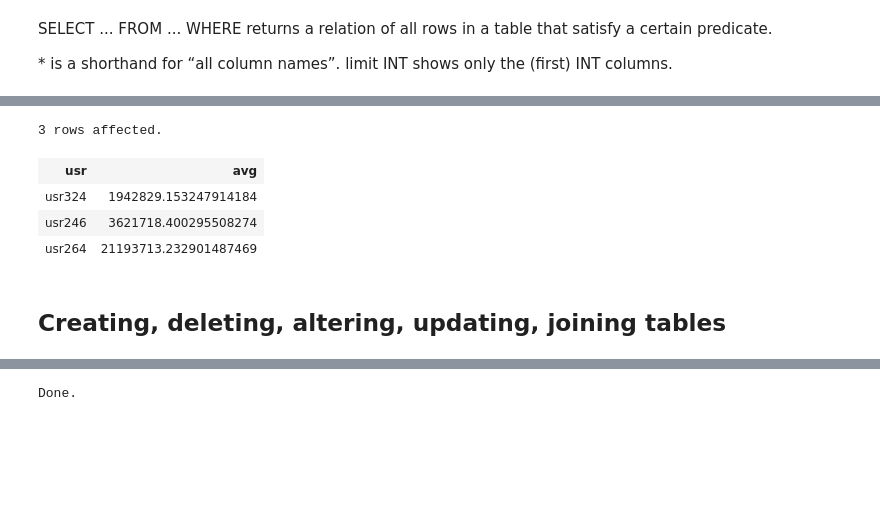
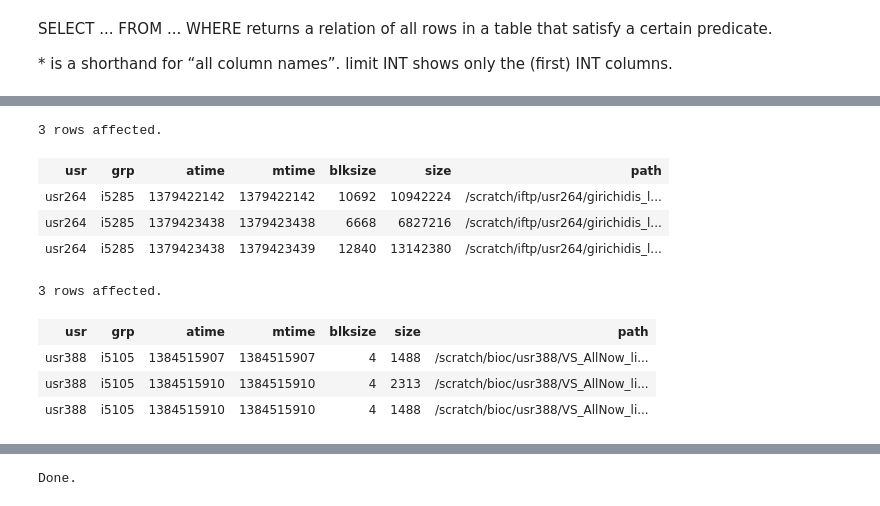
Before and after one commit to mladenivkovic/esc403, a Jupyter notebook: Notes/SQL notes.ipynb, the cells around one changed output, grey strips where cells are left out. Drawn from its saved outputs; the diff is of its cells as text; code cells hidden in the pictures; blank space fills up the shorter version.

```diff
--- a/Notes/SQL notes.ipynb
+++ b/Notes/SQL notes.ipynb
@@ -241,18 +72,33 @@ limit 3
-# %%
-%%sql
-
-/* compute average file size per user, but only consider users that have at least 10000 files on the system */
-
-select usr, avg(size)
-from lustre_sample
-group by usr
-having count(path)>10000
-limit 3
-# %% [output]
-3 rows affected.
-| usr | avg |
-| usr324 | 1942829.153247914184 |
-| usr246 | 3621718.400295508274 |
-| usr264 | 21193713.232901487469 |
-# %% [markdown]
-## Creating, deleting, altering, updating, joining tables
+# %%
+%%sql
+
+/* comments are done this way. */
+/* must be after %%sql */
+-- or like this
+
+----------------------------------------
+-- select from a database
+----------------------------------------
+
+select *
+from lustre_sample
+-- limit the number of columns used/printed
+limit 3
+# %% [output]
+3 rows affected.
+| usr | grp | atime | mtime | blksize | size | path |
+| usr264 | i5285 | 1379422142 | 1379422142 | 10692 | 10942224 | /scratch/iftp/usr264/girichidis_l... |
+| usr264 | i5285 | 1379423438 | 1379423438 | 6668 | 6827216 | /scratch/iftp/usr264/girichidis_l... |
+| usr264 | i5285 | 1379423438 | 1379423439 | 12840 | 13142380 | /scratch/iftp/usr264/girichidis_l... |
+# %%
+%%sql
+select *
+from lustre_sample
+where usr='usr388' -- pick specific rows
+limit 3
+# %% [output]
+3 rows affected.
+| usr | grp | atime | mtime | blksize | size | path |
+| usr388 | i5105 | 1384515907 | 1384515907 | 4 | 1488 | /scratch/bioc/usr388/VS_AllNow_li... |
+| usr388 | i5105 | 1384515910 | 1384515910 | 4 | 2313 | /scratch/bioc/usr388/VS_AllNow_li... |
+| usr388 | i5105 | 1384515910 | 1384515910 | 4 | 1488 | /scratch/bioc/usr388/VS_AllNow_li... |
```
Also changed, not shown: parts of 41 cells of this notebook.
